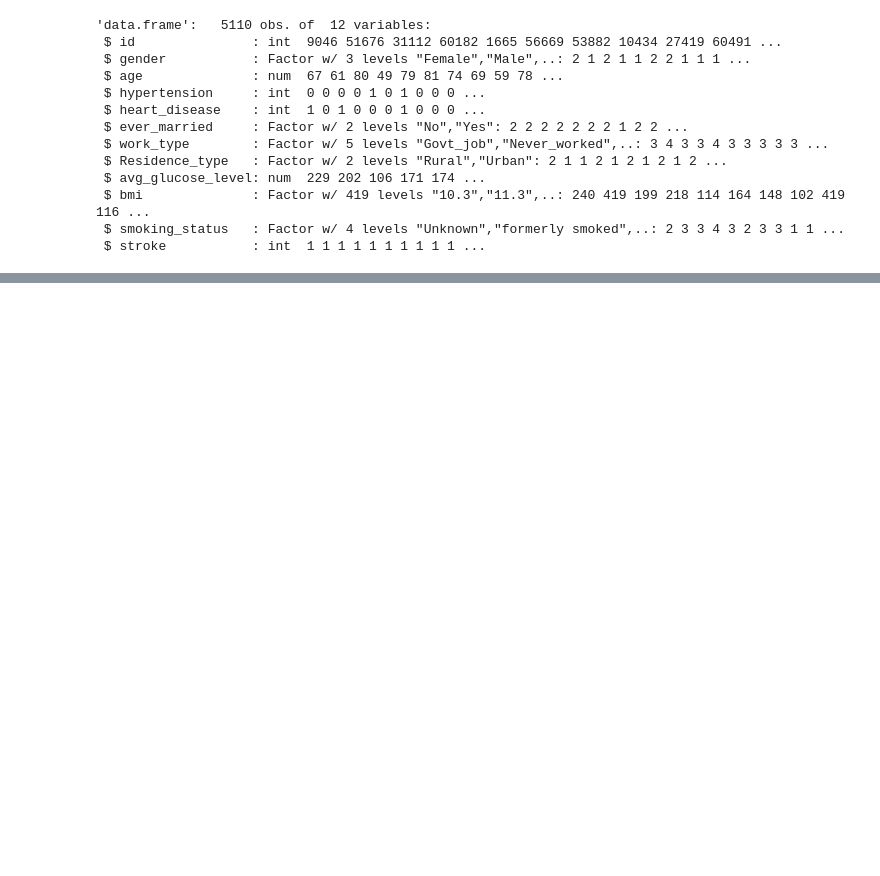
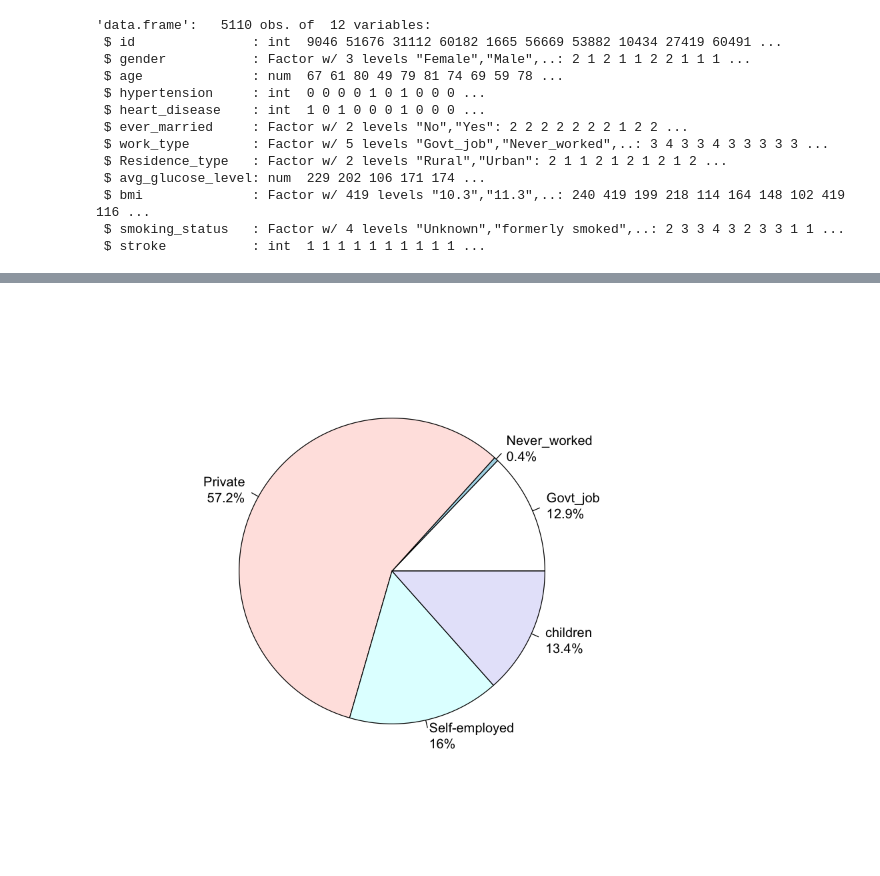
Before and after one commit to mriamft/Stroke-Prediction, a Jupyter notebook: Phase1 Jupyter notebook.ipynb, the cells around one changed output, grey strips where cells are left out. Saved outputs shown, nothing was run; the diff lists cells and outputs as text; code cells hidden in the pictures; blank space fills up the shorter version.

```diff
--- a/Phase1 Jupyter notebook.ipynb
+++ b/Phase1 Jupyter notebook.ipynb
@@ -136,0 +188,7 @@ str(data)
+# %%
+tab <- data$work_type %>% table()
+precentages <- tab %>% prop.table() %>% round(3) * 100
+txt <- paste0(names(tab), '\n', precentages, '%') # text on chart
+pie(tab, labels=txt) # plot pie chart
+# %% [output]
+[figure, added]
```
Also changed, not shown: parts of 6 cells of this notebook.
